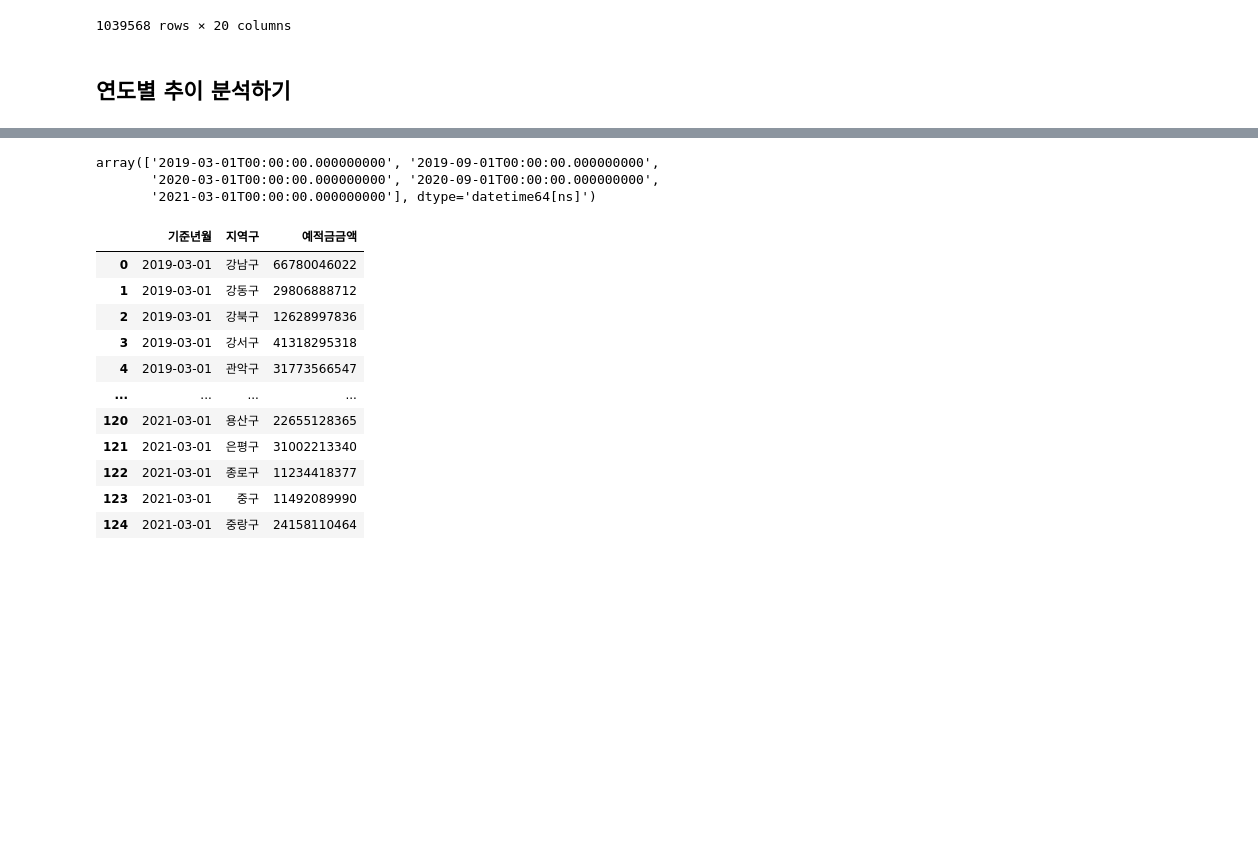
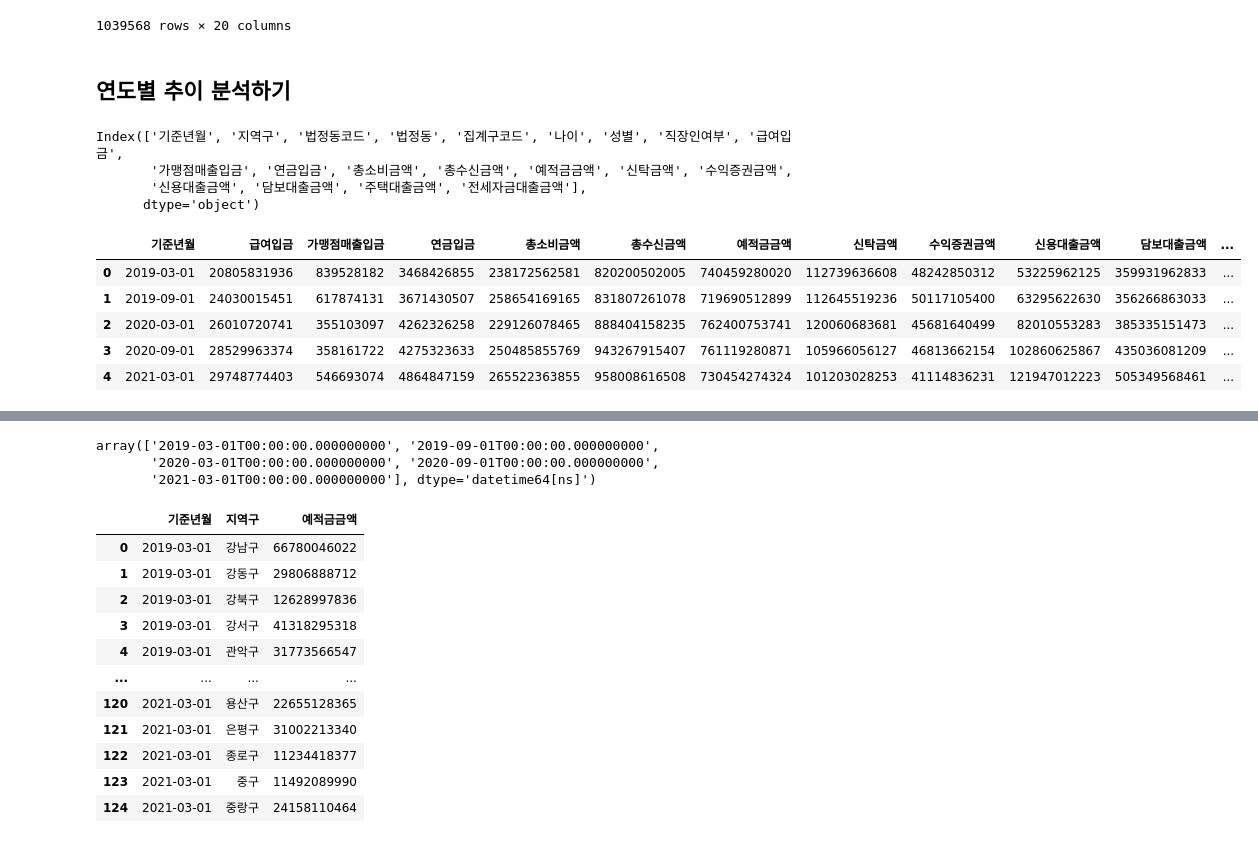
Before and after one commit to jun3599/finacial_-analysis, a Jupyter notebook: SinhanBankData.ipynb, the cells around one changed output, grey strips where cells are left out. Cells and saved outputs as stored; diff of their text form; code cells hidden in the pictures; blank space fills up the shorter version.

```diff
--- a/SinhanBankData.ipynb
+++ b/SinhanBankData.ipynb
@@ -102,3 +110,10 @@ total_data
 1039568 rows × 20 columns
 # %% [markdown]
 ## 연도별 추이 분석하기
+# %%
+total_data.columns
+# %% [output]
+Index(['기준년월', '지역구', '법정동코드', '법정동', '집계구코드', '나이', '성별', '직장인여부', '급여입금',
+       '가맹점매출입금', '연금입금', '총소비금액', '총수신금액', '예적금금액', '신탁금액', '수익증권금액',
+       '신용대출금액', '담보대출금액', '주택대출금액', '전세자금대출금액'],
+      dtype='object')
@@ -104,0 +126,9 @@ total_data
+# %%
+연도별합
+# %% [output]
+|  | 기준년월 | 급여입금 | 가맹점매출입금 | 연금입금 | 총소비금액 | 총수신금액 | 예적금금액 | 신탁금액 | 수익증권금액 | 신용대출금액 | 담보대출금액 | ... |
+| 0 | 2019-03-01 | 20805831936 | 839528182 | 3468426855 | 238172562581 | 820200502005 | 740459280020 | 112739636608 | 48242850312 | 53225962125 | 359931962833 | ... |
+| 1 | 2019-09-01 | 24030015451 | 617874131 | 3671430507 | 258654169165 | 831807261078 | 719690512899 | 112645519236 | 50117105400 | 63295622630 | 356266863033 | ... |
+| 2 | 2020-03-01 | 26010720741 | 355103097 | 4262326258 | 229126078465 | 888404158235 | 762400753741 | 120060683681 | 45681640499 | 82010553283 | 385335151473 | ... |
+| 3 | 2020-09-01 | 28529963374 | 358161722 | 4275323633 | 250485855769 | 943267915407 | 761119280871 | 105966056127 | 46813662154 | 102860625867 | 435036081209 | ... |
+| 4 | 2021-03-01 | 29748774403 | 546693074 | 4864847159 | 265522363855 | 958008616508 | 730454274324 | 101203028253 | 41114836231 | 121947012223 | 505349568461 | ... |
```
Also changed, not shown: parts of 10 cells of this notebook, 1 other file.
